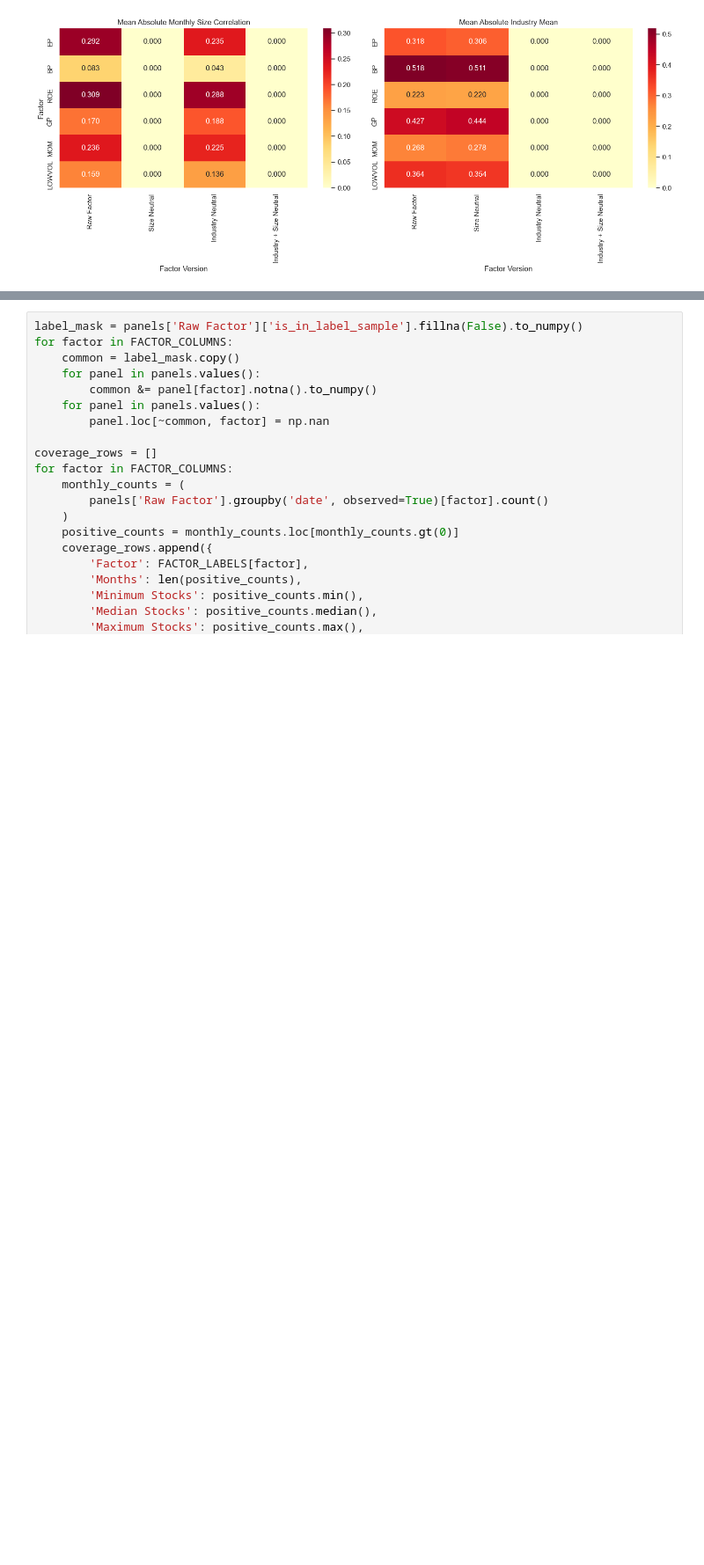
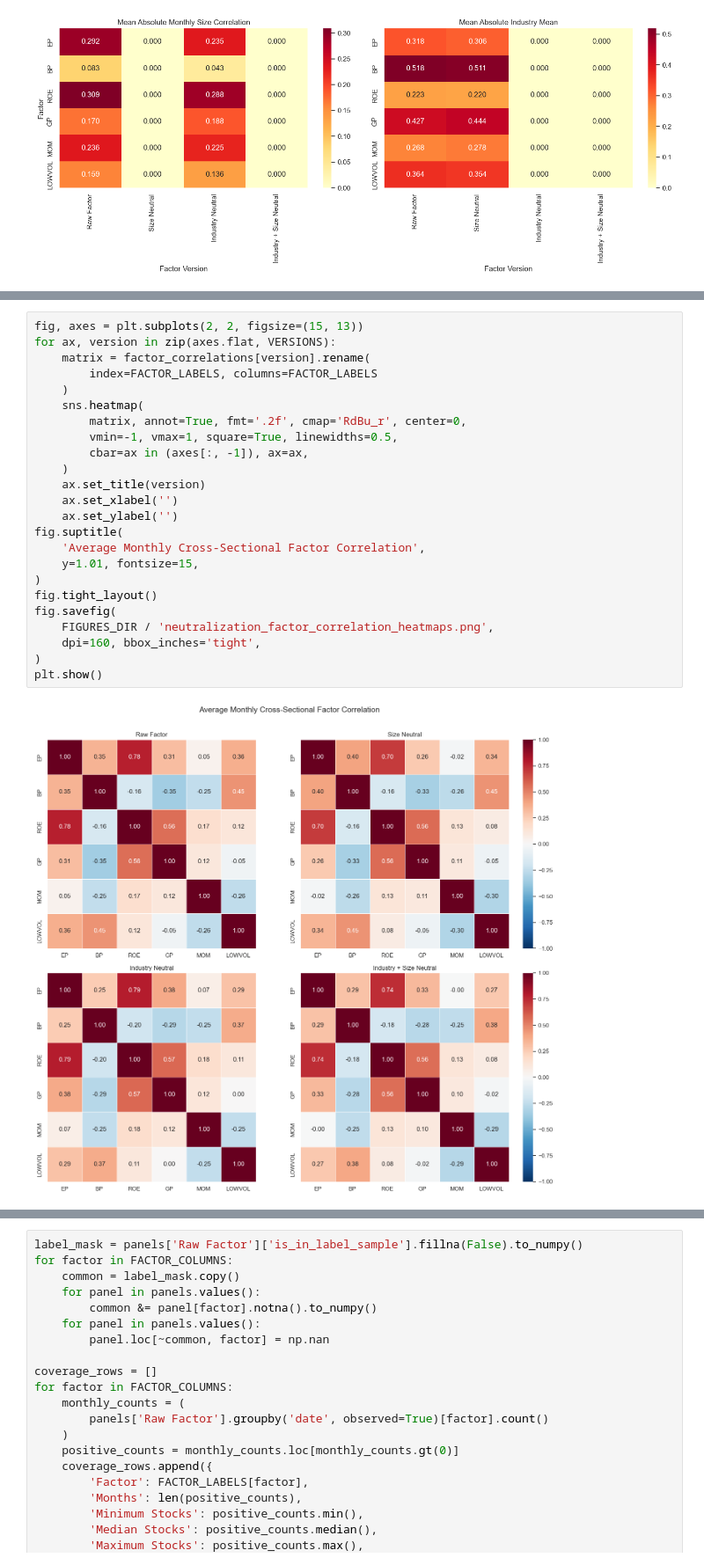
Before and after one commit to lizihan-zc/a-share-multifactor, a Jupyter notebook: notebooks/06_neutralization_and_robustness.ipynb, the cells around one changed output, grey strips where cells are left out. Shown at 88% size. Saved outputs shown, nothing was run; the diff lists cells and outputs as text; blank space fills up the shorter version.

Commit message:
1.6.3 add correlations

```diff
--- a/notebooks/06_neutralization_and_robustness.ipynb
+++ b/notebooks/06_neutralization_and_robustness.ipynb
@@ -264,0 +335,26 @@ plt.show()
+# %%
+fig, axes = plt.subplots(2, 2, figsize=(15, 13))
+for ax, version in zip(axes.flat, VERSIONS):
+    matrix = factor_correlations[version].rename(
+        index=FACTOR_LABELS, columns=FACTOR_LABELS
+    )
+    sns.heatmap(
+        matrix, annot=True, fmt='.2f', cmap='RdBu_r', center=0,
+        vmin=-1, vmax=1, square=True, linewidths=0.5,
+        cbar=ax in (axes[:, -1]), ax=ax,
+    )
+    ax.set_title(version)
+    ax.set_xlabel('')
+    ax.set_ylabel('')
+fig.suptitle(
+    'Average Monthly Cross-Sectional Factor Correlation',
+    y=1.01, fontsize=15,
+)
+fig.tight_layout()
+fig.savefig(
+    FIGURES_DIR / 'neutralization_factor_correlation_heatmaps.png',
+    dpi=160, bbox_inches='tight',
+)
+plt.show()
+# %% [output]
+[figure, added]
```
Also changed, not shown: parts of 9 cells of this notebook, 2 other files.
